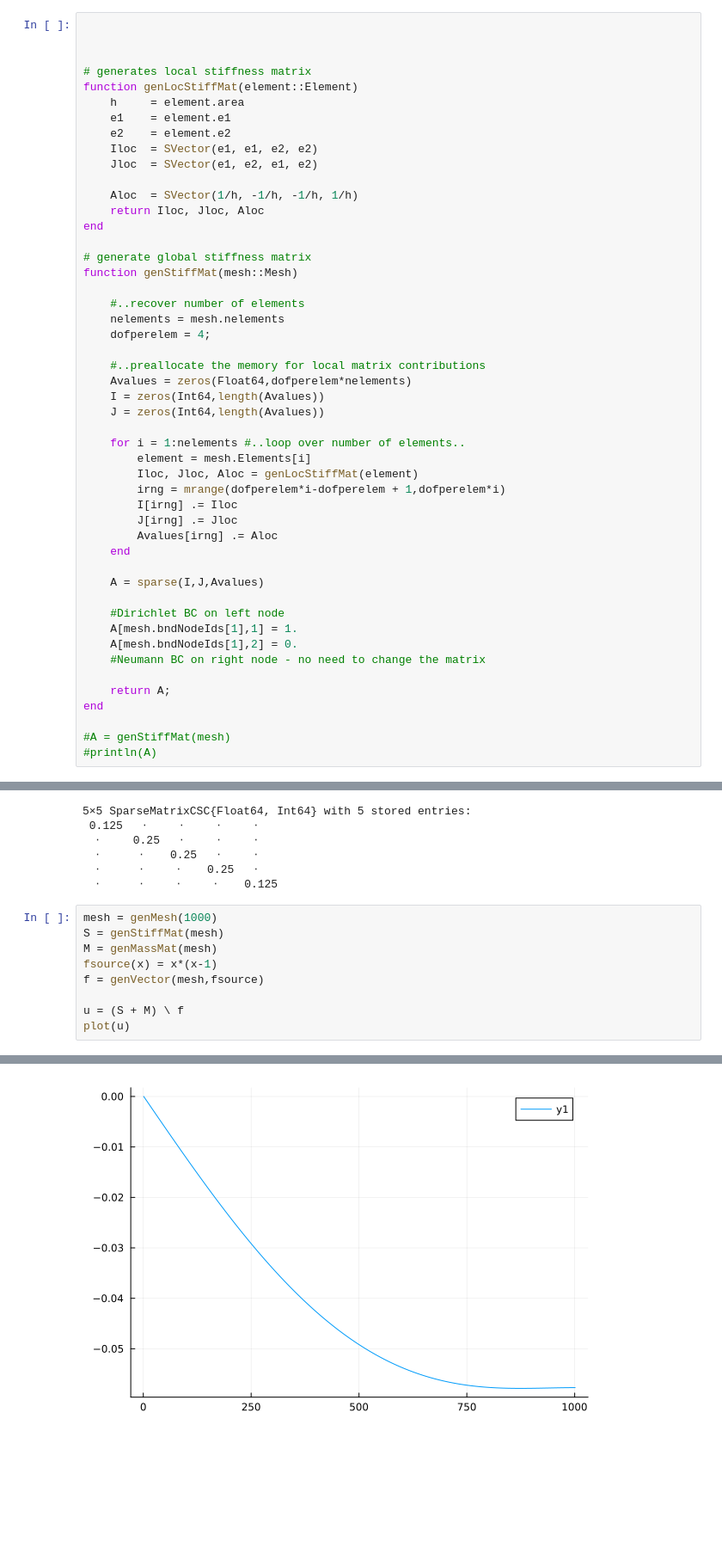
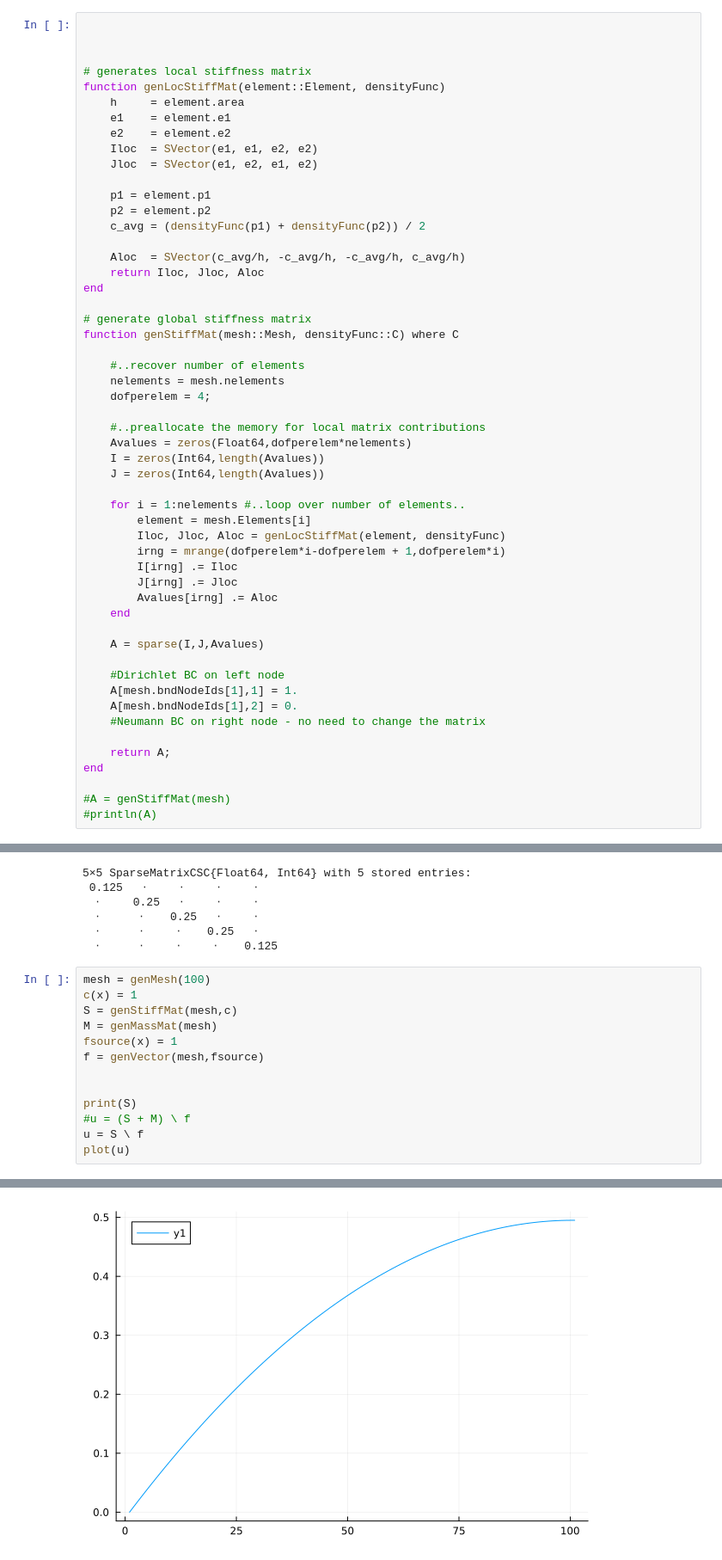
Before and after one commit to Dr4k3z/Athens-FEM, a Jupyter notebook: task4.ipynb, the cells around one changed output, grey strips where cells are left out. Shown at 86% size. Drawn from its saved outputs; the diff is of its cells as text; blank space fills up the shorter version.

```diff
--- a/task4.ipynb
+++ b/task4.ipynb
@@ -60,19 +60,23 @@ genMesh (generic function with 1 method)
 
 
 # generates local stiffness matrix
-function genLocStiffMat(element::Element)
+function genLocStiffMat(element::Element, densityFunc)
     h     = element.area
     e1    = element.e1
     e2    = element.e2
     Iloc  = SVector(e1, e1, e2, e2)
     Jloc  = SVector(e1, e2, e1, e2)
 
-    Aloc  = SVector(1/h, -1/h, -1/h, 1/h)
+    p1 = element.p1
+    p2 = element.p2
+    c_avg = (densityFunc(p1) + densityFunc(p2)) / 2
+
+    Aloc  = SVector(c_avg/h, -c_avg/h, -c_avg/h, c_avg/h)
     return Iloc, Jloc, Aloc
 end
 
 # generate global stiffness matrix
-function genStiffMat(mesh::Mesh)
+function genStiffMat(mesh::Mesh, densityFunc::C) where C
 
     #..recover number of elements
     nelements = mesh.nelements
@@ -85,7 +89,7 @@ function genStiffMat(mesh::Mesh)
 
     for i = 1:nelements #..loop over number of elements..
         element = mesh.Elements[i]
-        Iloc, Jloc, Aloc = genLocStiffMat(element)
+        Iloc, Jloc, Aloc = genLocStiffMat(element, densityFunc)
         irng = mrange(dofperelem*i-dofperelem + 1,dofperelem*i)
         I[irng] .= Iloc
         J[irng] .= Jloc
@@ -199,12 +203,16 @@ genMassMat(mesh)
   ⋅      ⋅     ⋅    0.25   ⋅
   ⋅      ⋅     ⋅     ⋅    0.125
 # %%
-mesh = genMesh(1000)
-S = genStiffMat(mesh)
+mesh = genMesh(100)
+c(x) = 1
+S = genStiffMat(mesh,c)
 M = genMassMat(mesh)
-fsource(x) = x*(x-1)
+fsource(x) = 1
 f = genVector(mesh,fsource)
 
-u = (S + M) \ f
+
+print(S)
+#u = (S + M) \ f
+u = S \ f
 plot(u)
 # %% [output]
@@ -211 +220 @@ plot(u)
-[figure, old version]
+[figure, new version]
```
Also changed, not shown: parts of 2 cells of this notebook.
